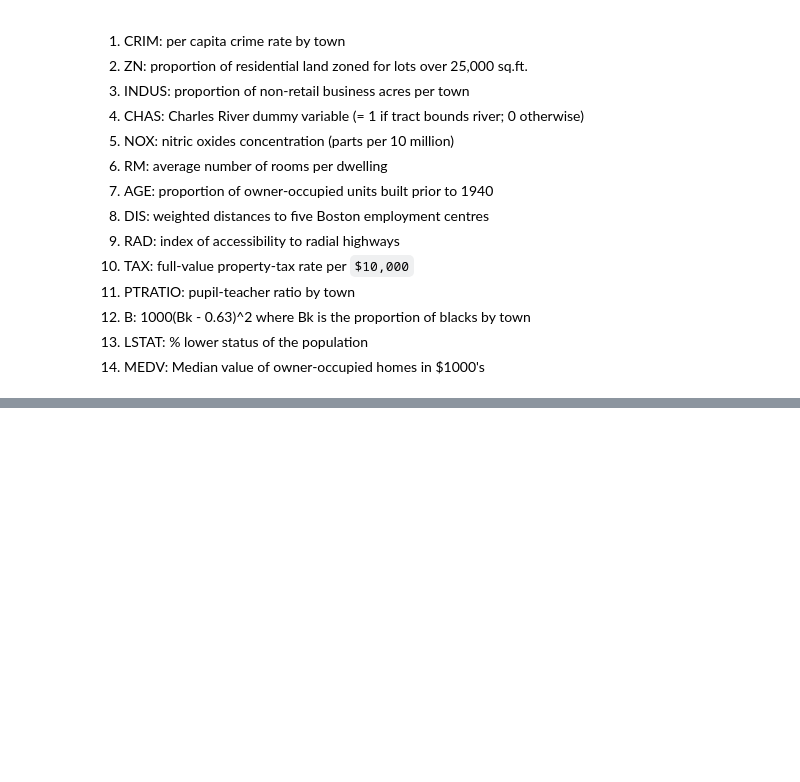
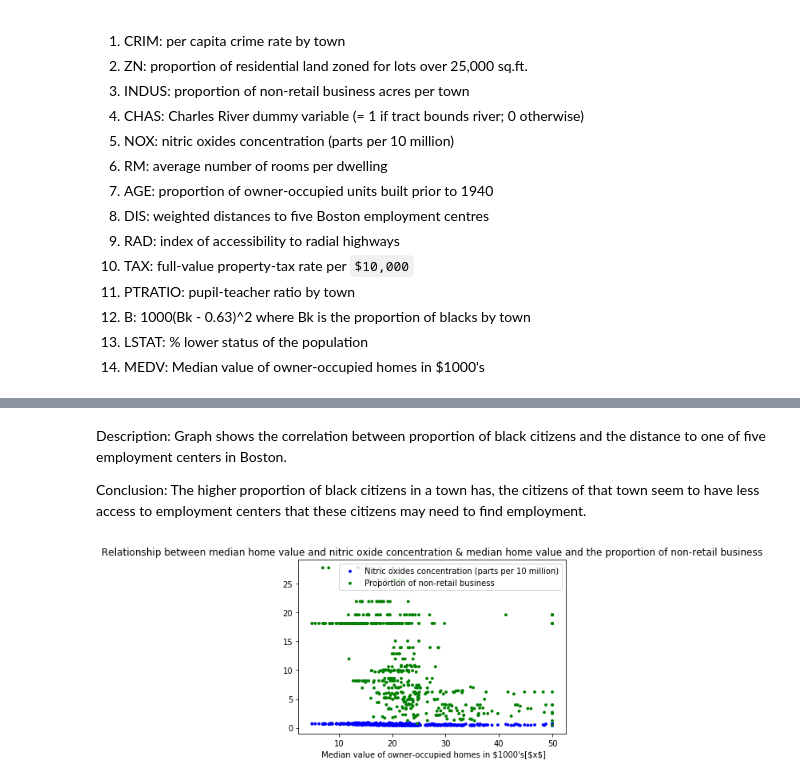
Before and after one commit to serashioda/machine-learning, a Jupyter notebook: Analyze a Data Set.ipynb, the cells around one changed output, grey strips where cells are left out. Drawn from its saved outputs; the diff is of its cells as text; code cells hidden in the pictures; blank space fills up the shorter version.

```diff
--- a/Analyze a Data Set.ipynb
+++ b/Analyze a Data Set.ipynb
@@ -43,0 +107,13 @@ data
+# %% [markdown]
+Description: Graph shows the correlation between proportion of black citizens and the distance to one of five employment centers in Boston.
+
+Conclusion: The higher proportion of black citizens in a town has, the citizens of that town seem to have less access to employment centers that these citizens may need to find employment.
+# %%
+plt.title("Relationship between median home value and nitric oxide concentration & median home value and the proportion of non-retail business")
+plt.xlabel(" Median value of owner-occupied homes in $1000's[$x$]")
+plt.scatter(data.MEDV, data.NOX, s=15, c='blue', edgecolor="None")
+plt.scatter(data.MEDV, data.INDUS, s=15, c='green', edgecolor="None")
+plt.legend(['Nitric oxides concentration (parts per 10 million)', 'Proportion of non-retail business'])
+plt.show()
+# %% [output]
+[figure, added]
```
Also changed, not shown: parts of 10 cells of this notebook, 1 other file.
